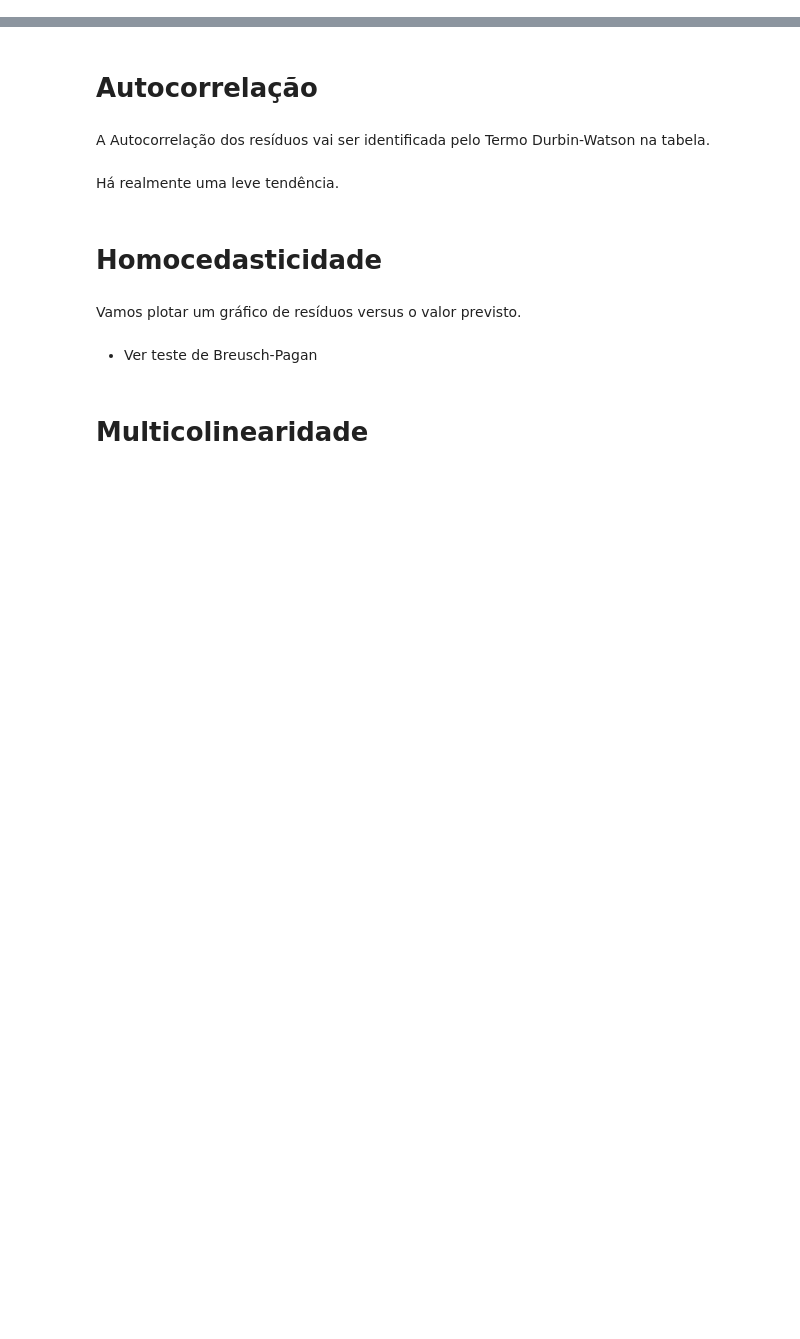
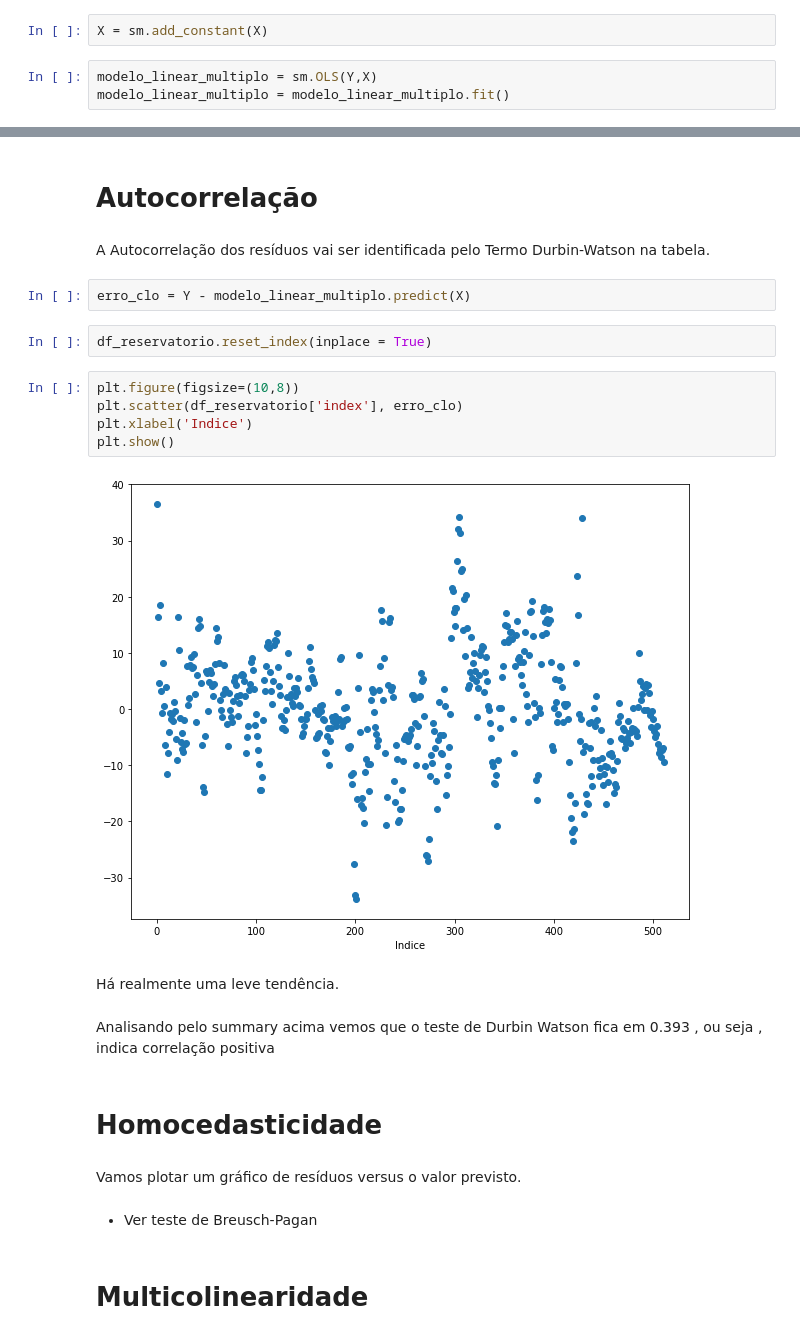
Before and after one commit to brondevitor/Python_Jorney, a Jupyter notebook: Regressão/Regressão IV.ipynb, the cells around one changed output, grey strips where cells are left out. Saved outputs shown, nothing was run; the diff lists cells and outputs as text; blank space fills up the shorter version.

```diff
--- a/Regressão/Regressão IV.ipynb
+++ b/Regressão/Regressão IV.ipynb
@@ -10,0 +25,5 @@ from statsmodels.stats.outliers_influence import variance_inflation_factor
+# %%
+X = sm.add_constant(X)
+# %%
+modelo_linear_multiplo = sm.OLS(Y,X)
+modelo_linear_multiplo = modelo_linear_multiplo.fit()
@@ -12,8 +51,21 @@ from statsmodels.stats.outliers_influence import variance_inflation_factor
 # Autocorrelação
 # %% [markdown]
 A Autocorrelação dos resíduos vai ser identificada pelo Termo Durbin-Watson na tabela.
+# %%
+erro_clo = Y - modelo_linear_multiplo.predict(X)
+# %%
+df_reservatorio.reset_index(inplace = True)
+# %%
+plt.figure(figsize=(10,8))
+plt.scatter(df_reservatorio['index'], erro_clo)
+plt.xlabel('Indice')
+plt.show()
+# %% [output]
+[figure, added]
 # %% [markdown]
 Há realmente uma leve tendência.
+# %% [markdown]
+Analisando pelo summary acima vemos que o teste de Durbin Watson fica em 0.393 , ou seja , indica correlação positiva
 # %% [markdown]
 # Homocedasticidade
 # %% [markdown]
```
Also changed, not shown: parts of 4 cells of this notebook.
